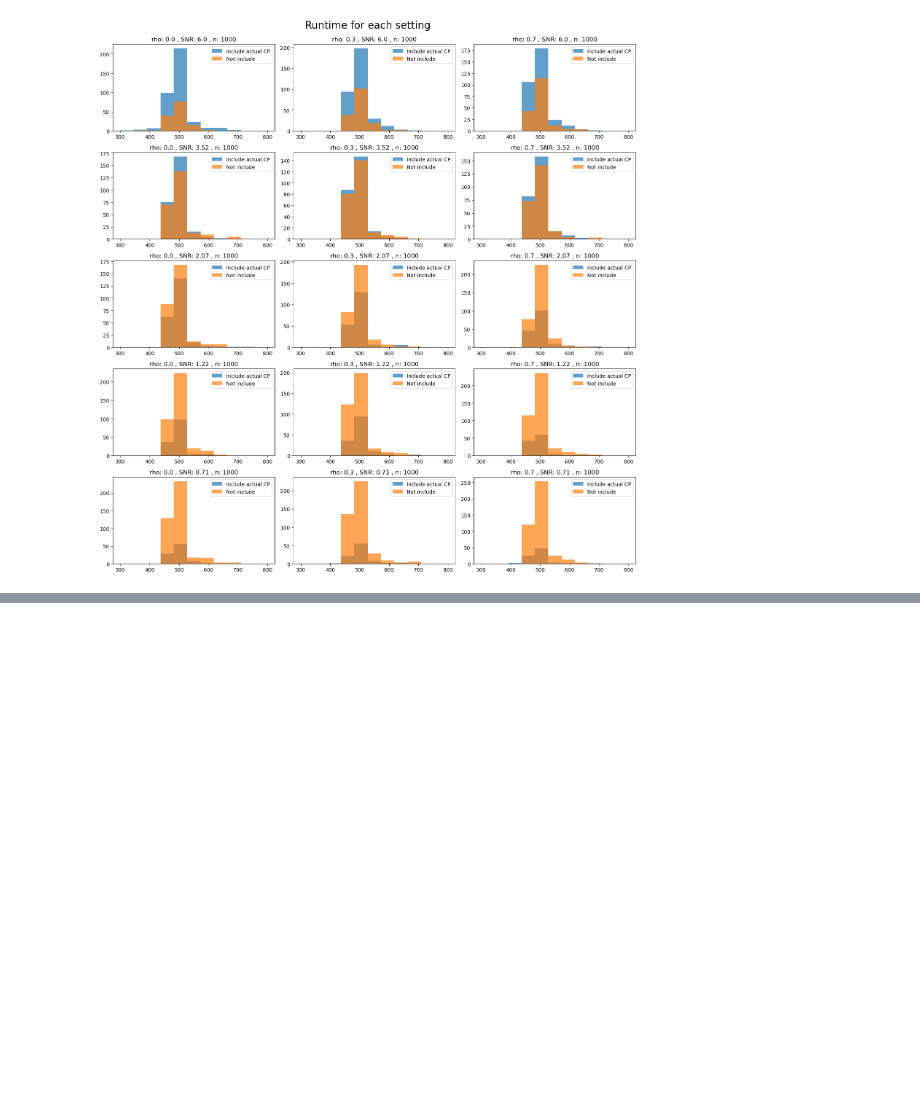
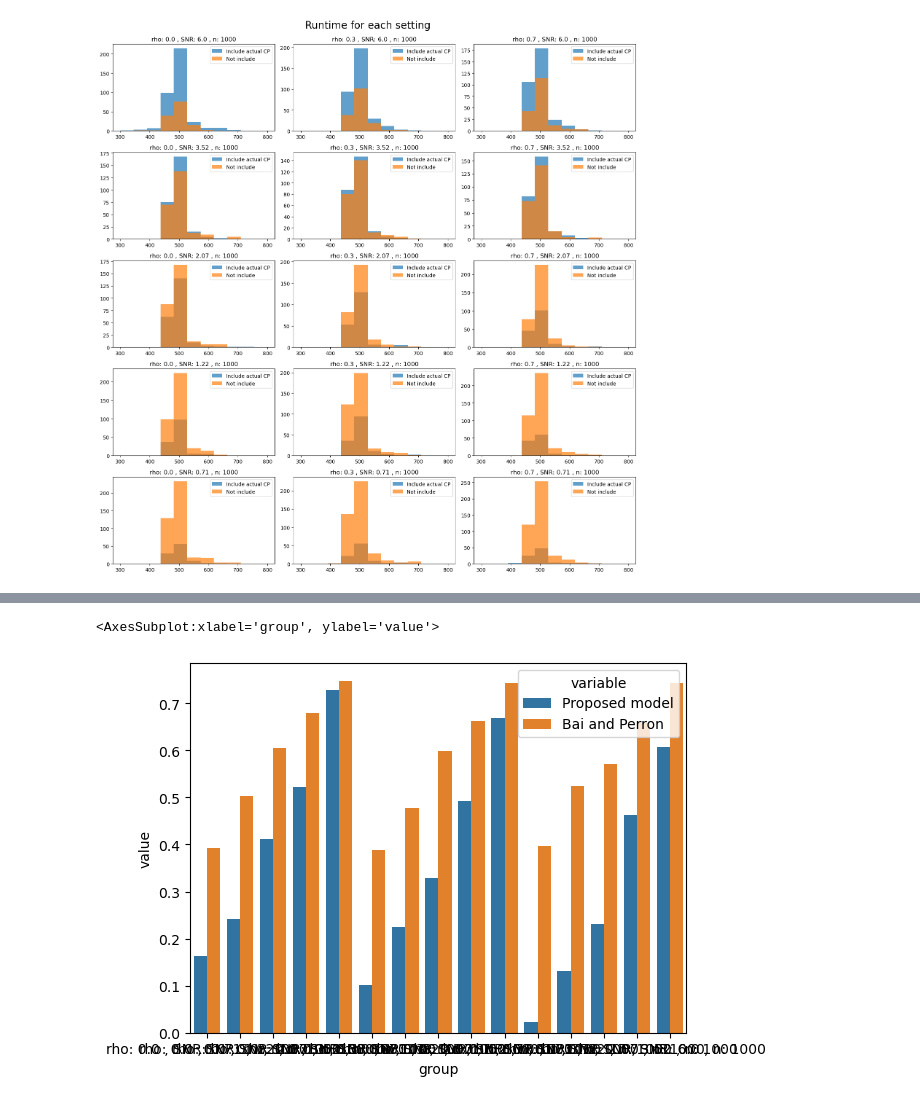
Before and after one commit to TomoyaOzawa-DA/research-project, a Jupyter notebook: SimulationStudy/Tomo-ExtractSimulationResults.ipynb, the cells around one changed output, grey strips where cells are left out. Cells and saved outputs as stored; diff of their text form; code cells hidden in the pictures; blank space fills up the shorter version.

```diff
--- a/SimulationStudy/Tomo-ExtractSimulationResults.ipynb
+++ b/SimulationStudy/Tomo-ExtractSimulationResults.ipynb
@@ -226,0 +359,3 @@ plt.show()
+# %%
+df_BP_count = df_BP_count.rename(columns = {"accuracy_perfect" : "BP_accuracy_perfect","accuracy_partial" : "BP_accuracy_partial" })
+df_BP_count
@@ -226,0 +379,3 @@ plt.show()
+# %%
+df_count = df_count.rename(columns = {"accuracy_perfect" : "Our_accuracy_perfect","accuracy_partial" : "Our_accuracy_partial" })
+df_count
@@ -226,0 +399,3 @@ plt.show()
+# %%
+df_summary = df_count.drop(["correct_partial", "correct_perfect"], axis = 1).merge(df_BP_count.drop(["correct_partial", "correct_perfect"], axis = 1), how = "left")
+df_summary
@@ -226,0 +419,5 @@ plt.show()
+# %%
+df_plot_perfect = df_summary.drop(["Our_accuracy_partial", "BP_accuracy_partial"], axis = 1).rename(columns = {"Our_accuracy_perfect":"Proposed model", "BP_accuracy_perfect": "Bai and Perron"}).melt(id_vars = ["rho", "SNR", "n"])
+df_plot_perfect["group"] = "rho: " + df_plot_perfect["rho"].astype(str) + " , SNR: " + df_plot_perfect["SNR"].astype(str) + " , n: " + df_plot_perfect["n"].astype(str)
+
+df_plot_perfect
@@ -226,0 +442,6 @@ plt.show()
+# %%
+import seaborn as sns
+sns.barplot(data = df_plot_perfect, x = "group", y = "value", hue = "variable")
+# %% [output]
+<AxesSubplot:xlabel='group', ylabel='value'>
+[figure, added]
```
Also changed, not shown: parts of 21 cells of this notebook, 1 other file.
